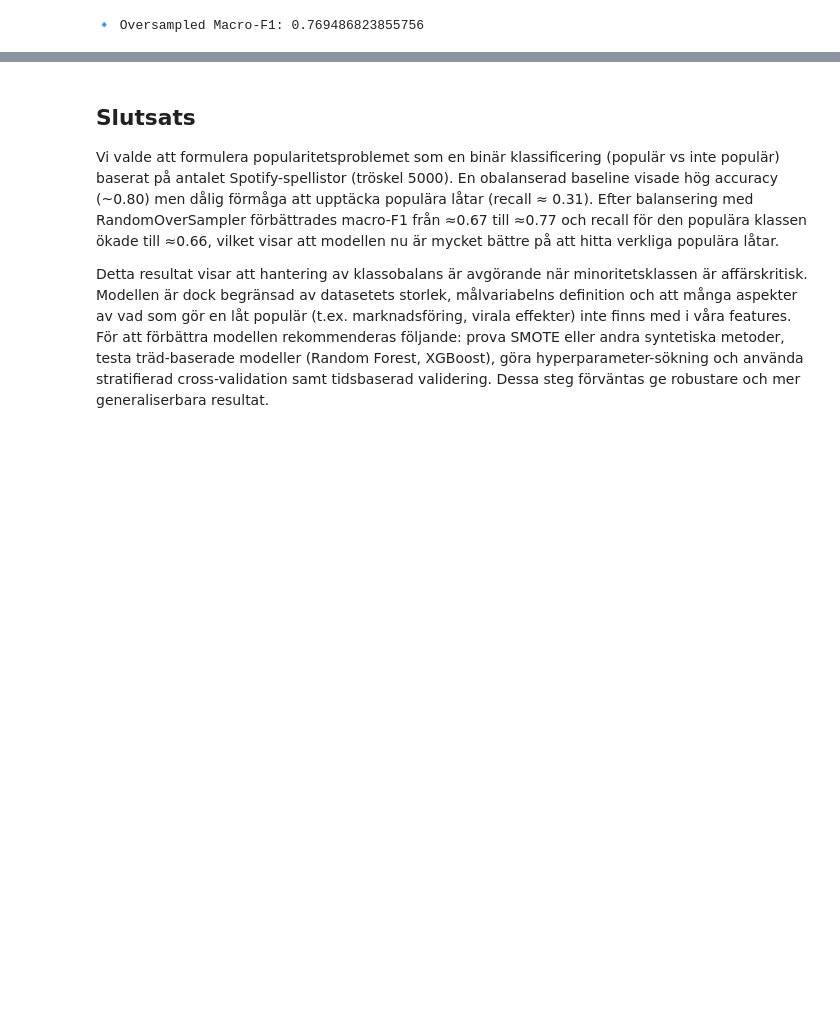
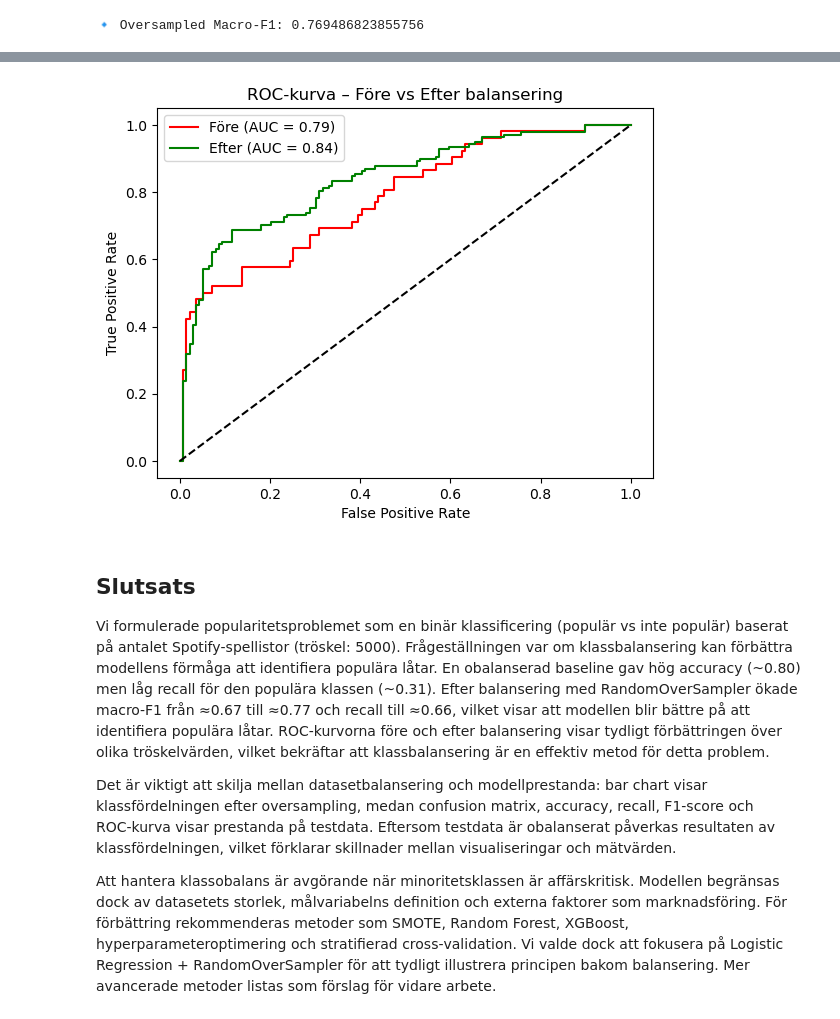
Before and after one commit to Caspar-Brantberger/JupyterLabPro, a Jupyter notebook: SpotifyExamLab.ipynb, the cells around one changed output, grey strips where cells are left out. Drawn from its saved outputs; the diff is of its cells as text; code cells hidden in the pictures; blank space fills up the shorter version.

```diff
--- a/SpotifyExamLab.ipynb
+++ b/SpotifyExamLab.ipynb
@@ -427,14 +560,42 @@ Please also refer to the documentation for alternative solver options:
+# %%
+#13.
+#ROC före balansering
+y_probs_before = baseline_model.predict_proba(X_test)[:, 1]
+fpr_before, tpr_before, _ = roc_curve(
+    y_test.map({"inte populär":0, "populär":1}),
+    y_probs_before
+)
+auc_before = roc_auc_score(
+    y_test.map({"inte populär":0, "populär":1}),
+    y_probs_before
+)
+
+#ROC efter balansering
+y_probs_after = model_os.predict_proba(X_test_os)[:, 1]
+fpr_after, tpr_after, _ = roc_curve(
+    y_test_os.map({"inte populär":0, "populär":1}),
+    y_probs_after
+)
+auc_after = roc_auc_score(
+    y_test_os.map({"inte populär":0, "populär":1}),
+    y_probs_after
+)
+
+#Plotta båda
+plt.plot(fpr_before, tpr_before, label=f"Före (AUC = {auc_before:.2f})", color="red")
+plt.plot(fpr_after, tpr_after, label=f"Efter (AUC = {auc_after:.2f})", color="green")
+plt.plot([0, 1], [0, 1], "k--")  # slump-linje
+plt.xlabel("False Positive Rate")
+plt.ylabel("True Positive Rate")
+plt.title("ROC-kurva – Före vs Efter balansering")
+plt.legend()
+plt.show()
+# %% [output]
+[figure, added]
 # %% [markdown]
 ## Slutsats
+Vi formulerade popularitetsproblemet som en binär klassificering (populär vs inte populär) baserat på antalet Spotify‑spellistor (tröskel: 5000). Frågeställningen var om klassbalansering kan förbättra modellens förmåga att identifiera populära låtar. En obalanserad baseline gav hög accuracy (~0.80) men låg recall för den populära klassen (~0.31). Efter balansering med RandomOverSampler ökade macro‑F1 från ≈0.67 till ≈0.77 och recall till ≈0.66, vilket visar att modellen blir bättre på att identifiera populära låtar. ROC‑kurvorna före och efter balansering visar tydligt förbättringen över olika tröskelvärden, vilket bekräftar att klassbalansering är en effektiv metod för detta problem.
 
-Vi valde att formulera popularitetsproblemet som en binär klassificering (populär vs inte populär) baserat på antalet Spotify-spellistor (tröskel 5000).
-En obalanserad baseline visade hög accuracy (~0.80) men dålig förmåga att upptäcka populära låtar (recall ≈ 0.31).
-Efter balansering med RandomOverSampler förbättrades macro-F1 från ≈0.67 till ≈0.77 och recall för den populära klassen ökade till ≈0.66,
-vilket visar att modellen nu är mycket bättre på att hitta verkliga populära låtar.
+Det är viktigt att skilja mellan datasetbalansering och modellprestanda: bar chart visar klassfördelningen efter oversampling, medan confusion matrix, accuracy, recall, F1‑score och ROC‑kurva visar prestanda på testdata. Eftersom testdata är obalanserat påverkas resultaten av klassfördelningen, vilket förklarar skillnader mellan visualiseringar och mätvärden.
 
-Detta resultat visar att hantering av klassobalans är avgörande när minoritetsklassen är affärskritisk. Modellen är dock begränsad av datasetets storlek,
-målvariabelns definition och att många aspekter av vad som gör en låt populär
-(t.ex. marknadsföring, virala effekter) inte finns med i våra features.
-För att förbättra modellen rekommenderas följande: prova SMOTE eller andra syntetiska metoder, testa träd-baserade modeller
-(Random Forest, XGBoost), göra hyperparameter-sökning och använda stratifierad cross-validation samt tidsbaserad validering.
-Dessa steg förväntas ge robustare och mer generaliserbara resultat.
+Att hantera klassobalans är avgörande när minoritetsklassen är affärskritisk. Modellen begränsas dock av datasetets storlek, målvariabelns definition och externa faktorer som marknadsföring. För förbättring rekommenderas metoder som SMOTE, Random Forest, XGBoost, hyperparameteroptimering och stratifierad cross‑validation. Vi valde dock att fokusera på Logistic Regression + RandomOverSampler för att tydligt illustrera principen bakom balansering. Mer avancerade metoder listas som förslag för vidare arbete.
```
Also changed, not shown: parts of 12 cells of this notebook.
